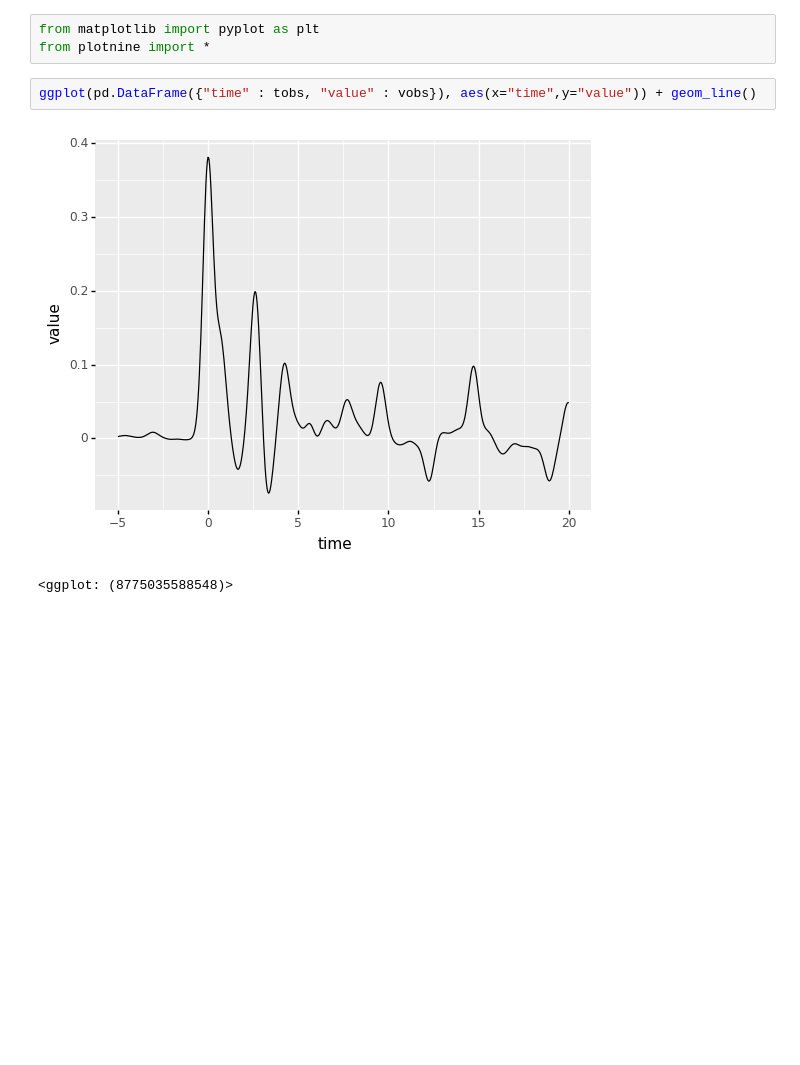
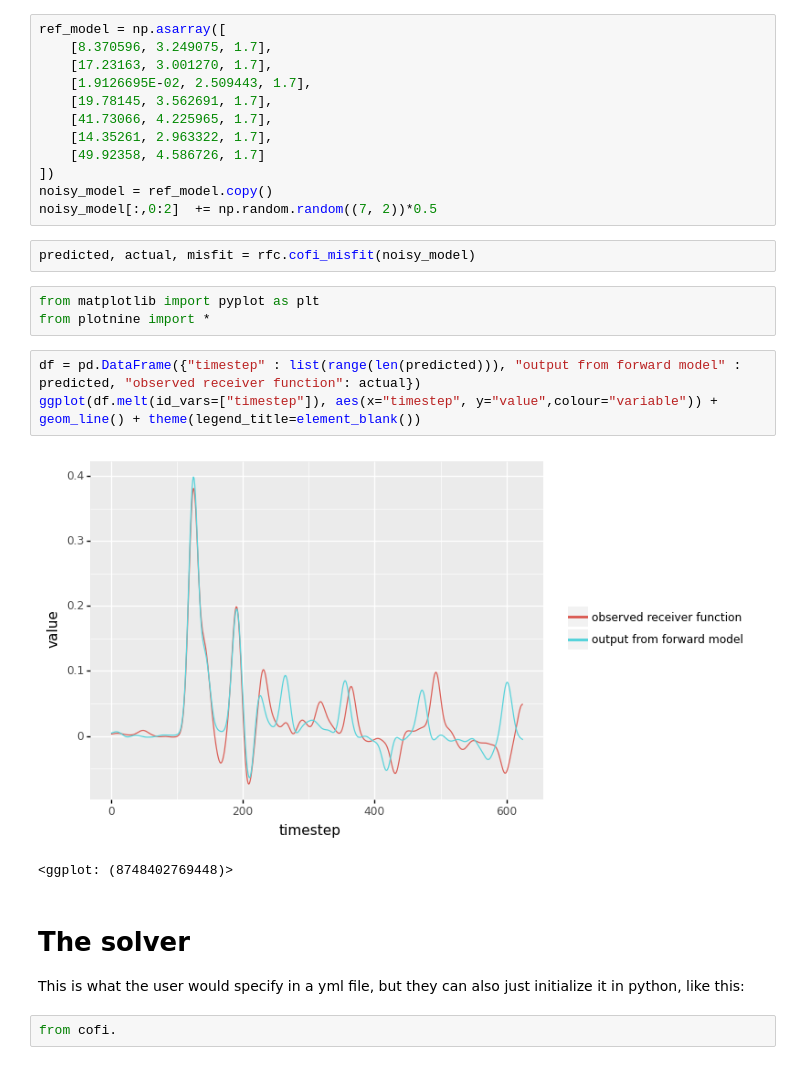
Before and after one commit to inlab-geo/cofi, a Jupyter notebook: user_testing/rfc/Forward_example_1_rfi.ipynb, the cells around one changed output. Saved outputs shown, nothing was run; the diff lists cells and outputs as text; blank space fills up the shorter version.

```diff
--- a/user_testing/rfc/Forward_example_1_rfi.ipynb
+++ b/user_testing/rfc/Forward_example_1_rfi.ipynb
@@ -68,8 +43,29 @@ mtype,fs,gauss_a,water_c,angle,time_shift,ndatar,v60,tobs,vobs
+# %%
+ref_model = np.asarray([
+    [8.370596, 3.249075, 1.7],
+    [17.23163, 3.001270, 1.7],
+    [1.9126695E-02, 2.509443, 1.7],
+    [19.78145, 3.562691, 1.7],
+    [41.73066, 4.225965, 1.7],
+    [14.35261, 2.963322, 1.7],
+    [49.92358, 4.586726, 1.7]
+])
+noisy_model = ref_model.copy()
+noisy_model[:,0:2]  += np.random.random((7, 2))*0.5
+# %%
+predicted, actual, misfit = rfc.cofi_misfit(noisy_model)
 # %%
 from matplotlib import pyplot as plt
 from plotnine import *
 # %%
-ggplot(pd.DataFrame({"time" : tobs, "value" : vobs}), aes(x="time",y="value")) + geom_line()
+df = pd.DataFrame({"timestep" : list(range(len(predicted))), "output from forward model" : predicted, "observed receiver function": actual})
+ggplot(df.melt(id_vars=["timestep"]), aes(x="timestep", y="value",colour="variable")) + geom_line() + theme(legend_title=element_blank())
 # %% [output]
-[figure, old version]
+[figure, new version]
-<ggplot: (8775035588548)>
+<ggplot: (8748402769448)>
+# %% [markdown]
+# The solver
+
+This is what the user would specify in a yml file, but they can also just initialize it in python, like this:
+# %%
+from cofi.
```
Also changed, not shown: parts of 6 cells of this notebook, 6 other files.
